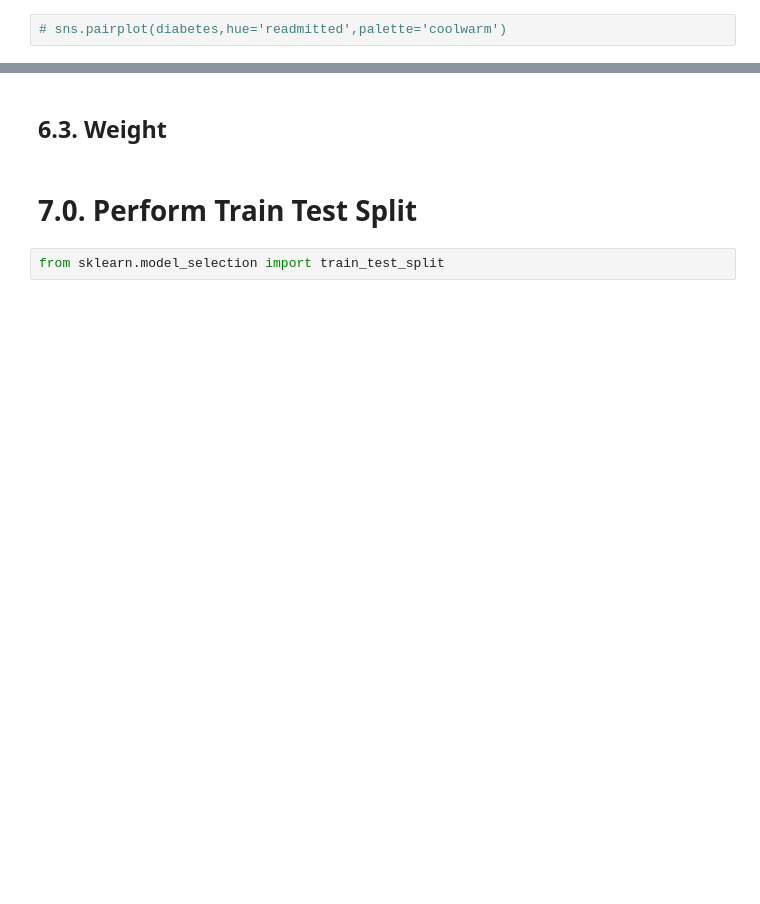
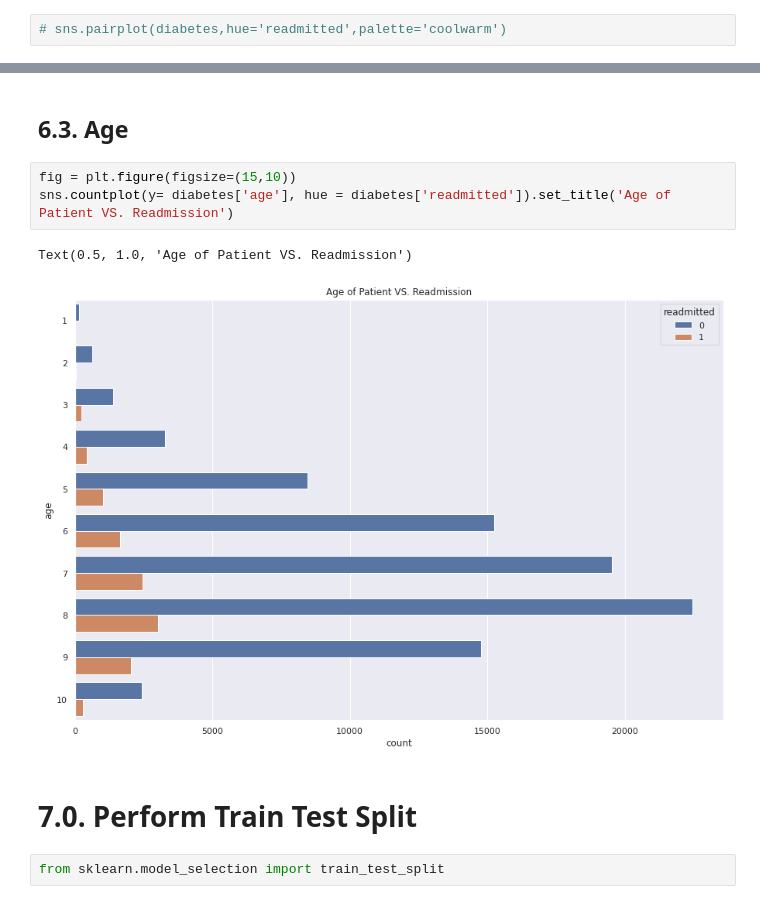
Before and after one commit to lophiraalata/data-analytics-micro-credential, a Jupyter notebook: IH_Unit4_MiniProject.ipynb, the cells around one changed output, grey strips where cells are left out. Saved outputs shown, nothing was run; the diff lists cells and outputs as text; blank space fills up the shorter version.

```diff
--- a/IH_Unit4_MiniProject.ipynb
+++ b/IH_Unit4_MiniProject.ipynb
@@ -397,5 +453,11 @@ sns.countplot(x=diabetes.time_in_hospital, data = diabetes)
 # %% [markdown]
-## 6.3. Weight
+## 6.3. Age
+# %%
+fig = plt.figure(figsize=(15,10))
+sns.countplot(y= diabetes['age'], hue = diabetes['readmitted']).set_title('Age of Patient VS. Readmission')
+# %% [output]
+Text(0.5, 1.0, 'Age of Patient VS. Readmission')
+[figure, added]
 # %% [markdown]
 # 7.0. Perform Train Test Split
 # %%
```
Also changed, not shown: parts of 24 cells of this notebook.
